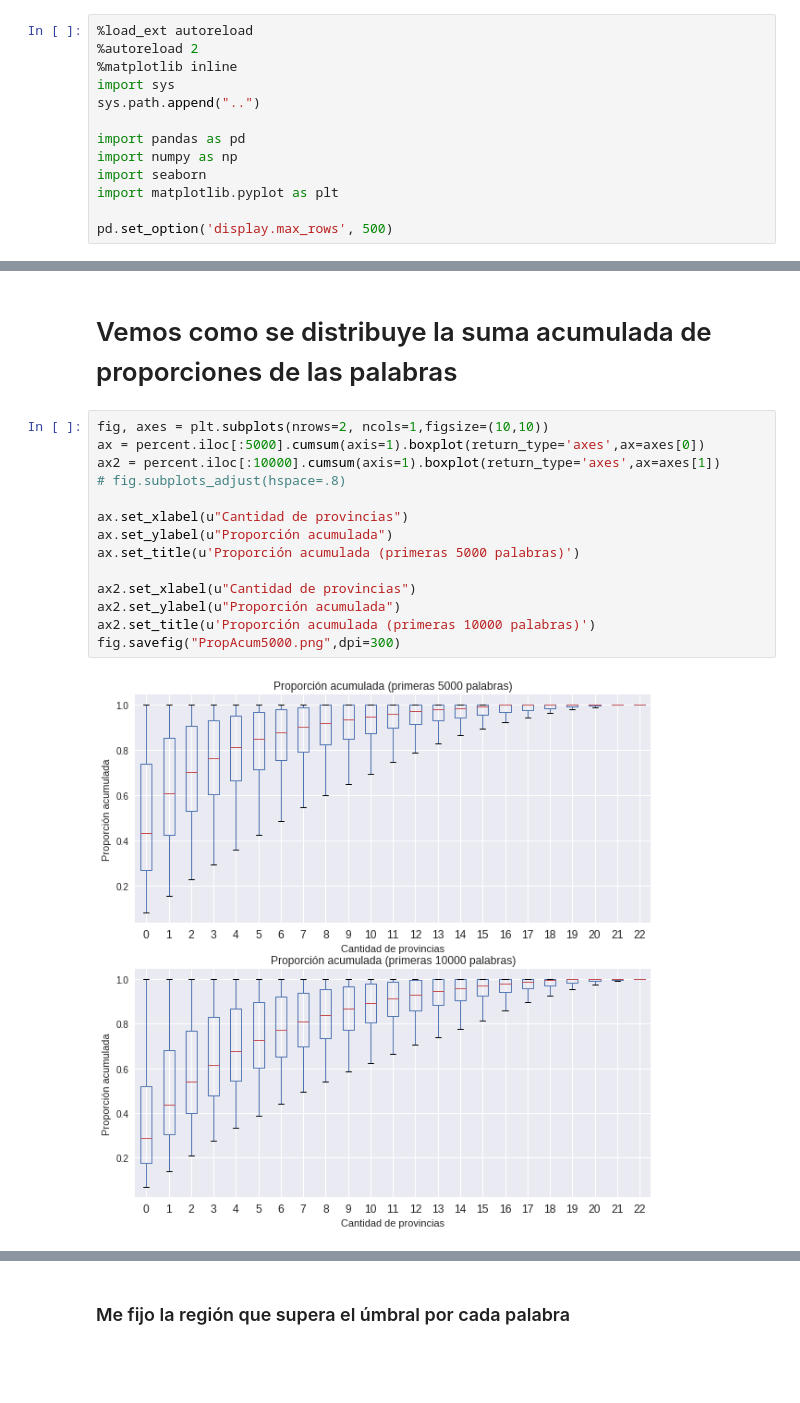
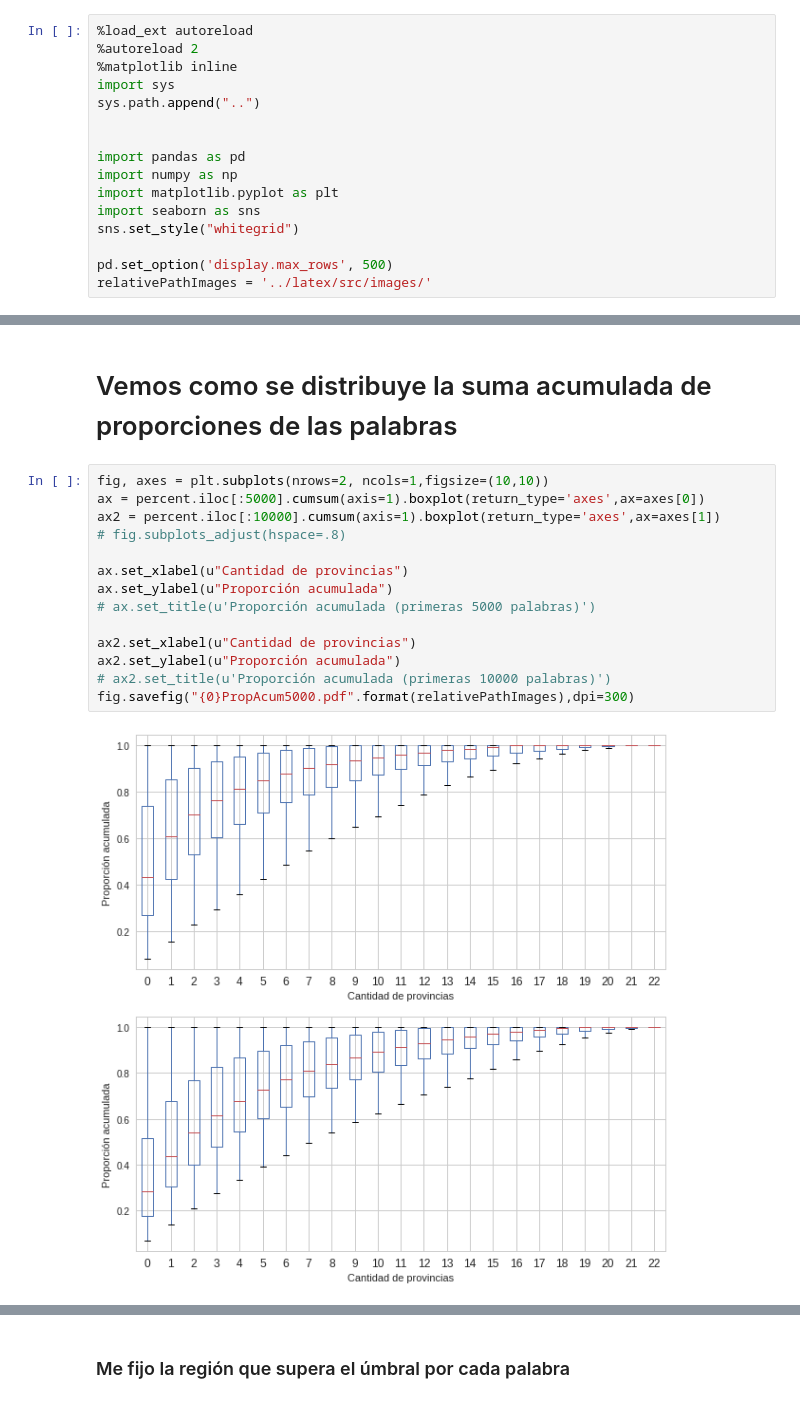
Before and after one commit to daleman/tesis, a Jupyter notebook: notebooks/info.ipynb, the cells around one changed output, grey strips where cells are left out. Drawn from its saved outputs; the diff is of its cells as text; blank space fills up the shorter version.

```diff
--- a/notebooks/info.ipynb
+++ b/notebooks/info.ipynb
@@ -5,9 +5,12 @@
 import sys
 sys.path.append("..")
 
+
 import pandas as pd
 import numpy as np
-import seaborn
 import matplotlib.pyplot as plt
+import seaborn as sns
+sns.set_style("whitegrid")
 
 pd.set_option('display.max_rows', 500)
+relativePathImages = '../latex/src/images/'
@@ -171,19 +241,19 @@ ax2.savefig("PropAcum.png",dpi=300)
 # %%
 fig, axes = plt.subplots(nrows=2, ncols=1,figsize=(10,10))
 ax = percent.iloc[:5000].cumsum(axis=1).boxplot(return_type='axes',ax=axes[0])
 ax2 = percent.iloc[:10000].cumsum(axis=1).boxplot(return_type='axes',ax=axes[1])
 # fig.subplots_adjust(hspace=.8)
 
 ax.set_xlabel(u"Cantidad de provincias")
 ax.set_ylabel(u"Proporción acumulada")
-ax.set_title(u'Proporción acumulada (primeras 5000 palabras)')
+# ax.set_title(u'Proporción acumulada (primeras 5000 palabras)')
 
 ax2.set_xlabel(u"Cantidad de provincias")
 ax2.set_ylabel(u"Proporción acumulada")
-ax2.set_title(u'Proporción acumulada (primeras 10000 palabras)')
-fig.savefig("PropAcum5000.png",dpi=300)
+# ax2.set_title(u'Proporción acumulada (primeras 10000 palabras)')
+fig.savefig("{0}PropAcum5000.pdf".format(relativePathImages),dpi=300)
 # %% [output]
-[figure, old version]
+[figure, new version]
 # %%
 regiones = pd.DataFrame()
 regiones = percent.cumsum(axis=1)
```
Also changed, not shown: parts of 57 cells of this notebook, 4 other files.
